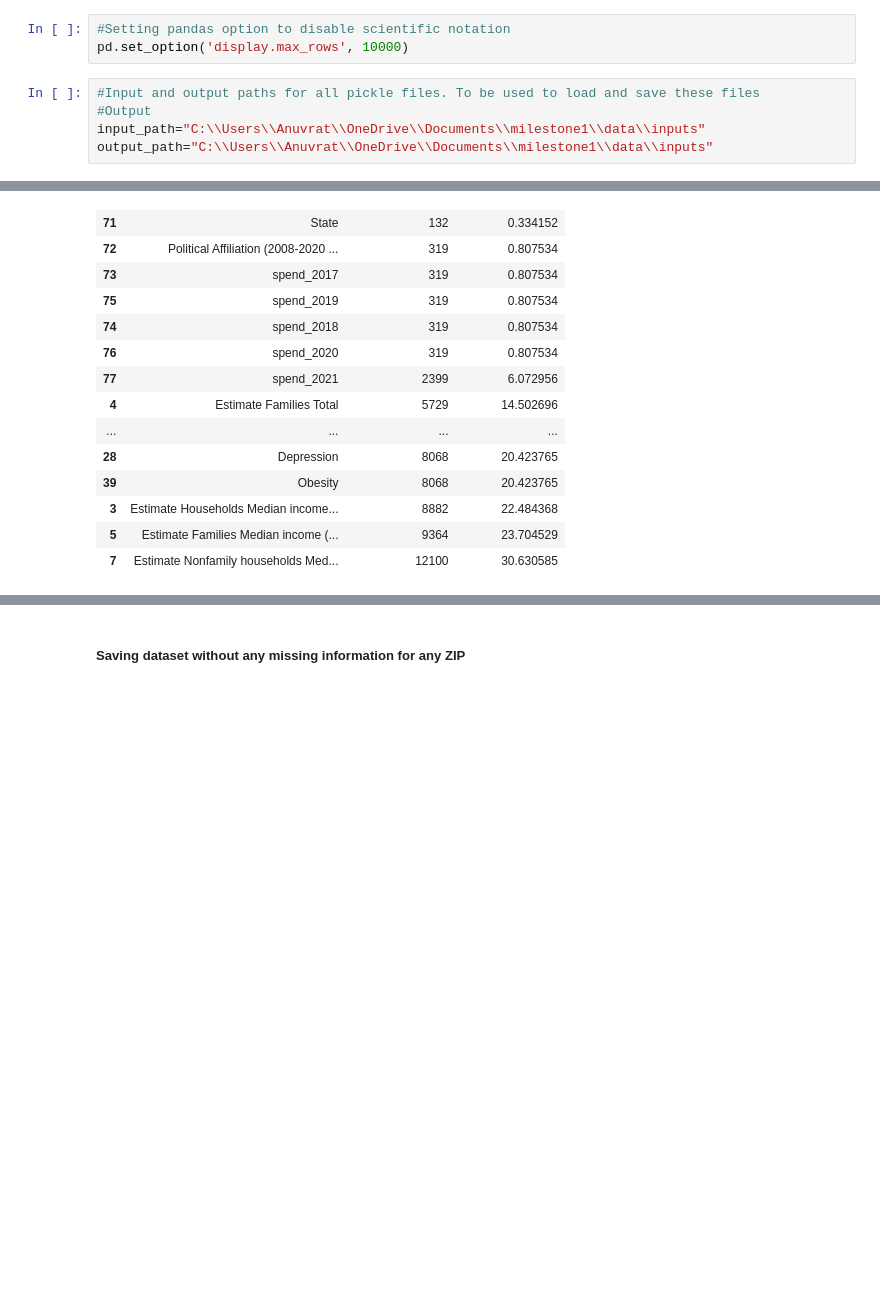
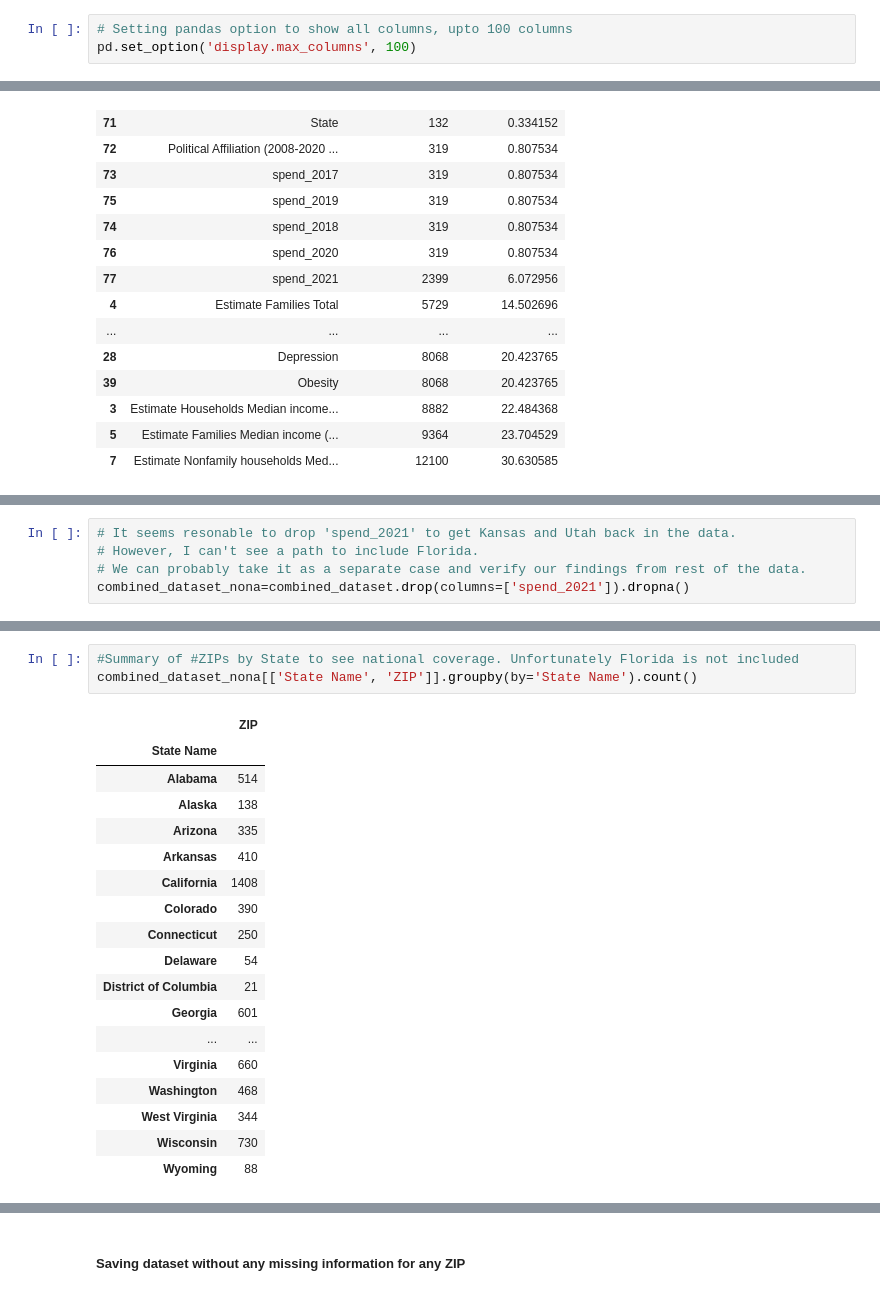
Before and after one commit to anuvrat-umich/siads_milestone1, a Jupyter notebook: src/data_merging.ipynb, the cells around one changed output, grey strips where cells are left out. Cells and saved outputs as stored; diff of their text form; blank space fills up the shorter version.

```diff
--- a/src/data_merging.ipynb
+++ b/src/data_merging.ipynb
@@ -6,13 +6,8 @@
 #Importing utilities file with library imports and helper functions
 %run "utils.ipynb"
 # %%
-#Setting pandas option to disable scientific notation
-pd.set_option('display.max_rows', 10000)
+# Setting pandas option to show all columns, upto 100 columns
+pd.set_option('display.max_columns', 100)
-# %%
-#Input and output paths for all pickle files. To be used to load and save these files
-#Output
-input_path="C:\\Users\\Anuvrat\\OneDrive\\Documents\\milestone1\\data\\inputs"
-output_path="C:\\Users\\Anuvrat\\OneDrive\\Documents\\milestone1\\data\\inputs"
 # %%
 #Loading input pickle files
 df_income_1901_edited=pd.read_pickle(input_path+"\\df_income_1901_edited.pkl")
@@ -174,0 +188,5 @@ Missing records summary:
+# %%
+# It seems resonable to drop 'spend_2021' to get Kansas and Utah back in the data.
+# However, I can't see a path to include Florida.
+# We can probably take it as a separate case and verify our findings from rest of the data.
+combined_dataset_nona=combined_dataset.drop(columns=['spend_2021']).dropna()
@@ -174,0 +211,22 @@ Missing records summary:
+# %%
+#Summary of #ZIPs by State to see national coverage. Unfortunately Florida is not included
+combined_dataset_nona[['State Name', 'ZIP']].groupby(by='State Name').count()
+# %% [output]
+|  | ZIP |
+| State Name |  |
+| Alabama | 514 |
+| Alaska | 138 |
+| Arizona | 335 |
+| Arkansas | 410 |
+| California | 1408 |
+| Colorado | 390 |
+| Connecticut | 250 |
+| Delaware | 54 |
+| District of Columbia | 21 |
+| Georgia | 601 |
+| ... | ... |
+| Virginia | 660 |
+| Washington | 468 |
+| West Virginia | 344 |
+| Wisconsin | 730 |
+| Wyoming | 88 |
```
Also changed, not shown: parts of 13 cells of this notebook, 5 other files.
